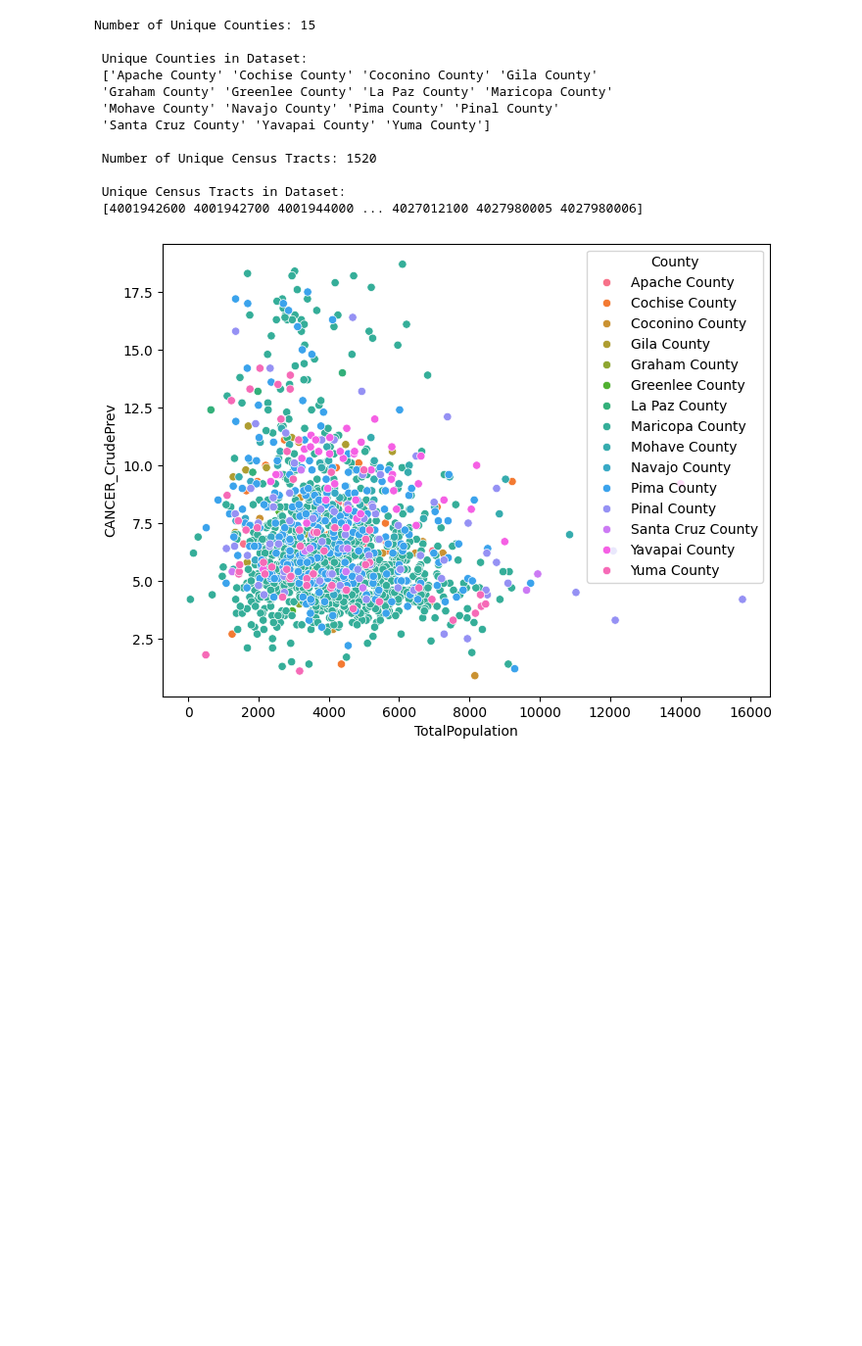
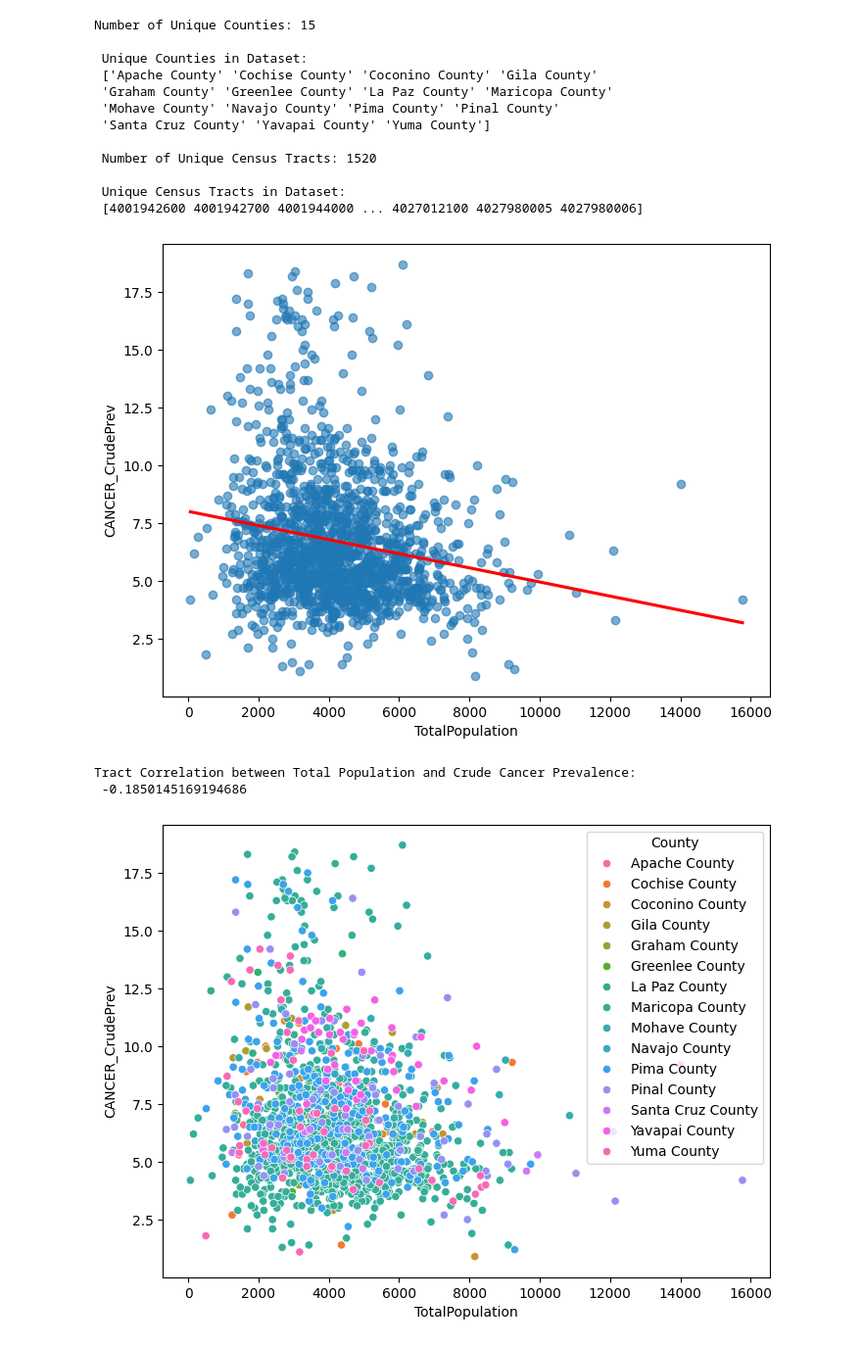
Before and after one commit to INFO-698-InfoSci-Capstone/geo-health-ai, a Jupyter notebook: Working_Files/Explore_SMG.ipynb, the cells around one changed output. Shown at 98% size. Cells and saved outputs as stored; diff of their text form; code cells hidden in the pictures; blank space fills up the shorter version.

```diff
--- a/Working_Files/Explore_SMG.ipynb
+++ b/Working_Files/Explore_SMG.ipynb
@@ -66,7 +66,7 @@ FARA_Clean = df_FARA.copy()
 FARA_Clean = (FARA_Clean[FARA_Clean['State'] == 'Arizona'])
 
 # Keep only few columns:
-FARA_Clean = FARA_Clean[['CensusTract','County','Urban','LowIncomeTracts','PovertyRate','laaian1','laaian1share','TractHUNV','TractSNAP']]
+FARA_Clean = FARA_Clean[['CensusTract','County','Urban','Pop2010','LowIncomeTracts','PovertyRate','laaian1','laaian1share','TractHUNV','TractSNAP']]
 # %%
 FARA_Clean.info()
 # %% [output]
@@ -164,6 +165,19 @@ Number of Unique Counties: 15
 
  Unique Census Tracts in Dataset:
  [4001942600 4001942700 4001944000 ... 4027012100 4027980005 4027980006]
+# %%
+# Plot Total Population by Census Tract versus Crude Prevalence of Cancer
+plt.figure(figsize=(8,6))
+sns.regplot(data=Geo_Merge, x="TotalPopulation",y="CANCER_CrudePrev", scatter_kws={'alpha': 0.6}, line_kws={'color': 'red'}, ci=None)
+plt.show()
+# %% [output]
+[figure, added]
+# %%
+TractPopCancerCorr = Geo_Merge['TotalPopulation'].corr(Geo_Merge['CANCER_CrudePrev'])
+print("Tract Correlation between Total Population and Crude Cancer Prevalence:","\n",TractPopCancerCorr)
+# %% [output]
+Tract Correlation between Total Population and Crude Cancer Prevalence:
+ -0.1850145169194686
 # %%
 # Plot Total Population by Census Tract versus Crude Prevalence of Cancer
 plt.figure(figsize=(8,6))
```
Also changed, not shown: parts of 23 cells of this notebook.
